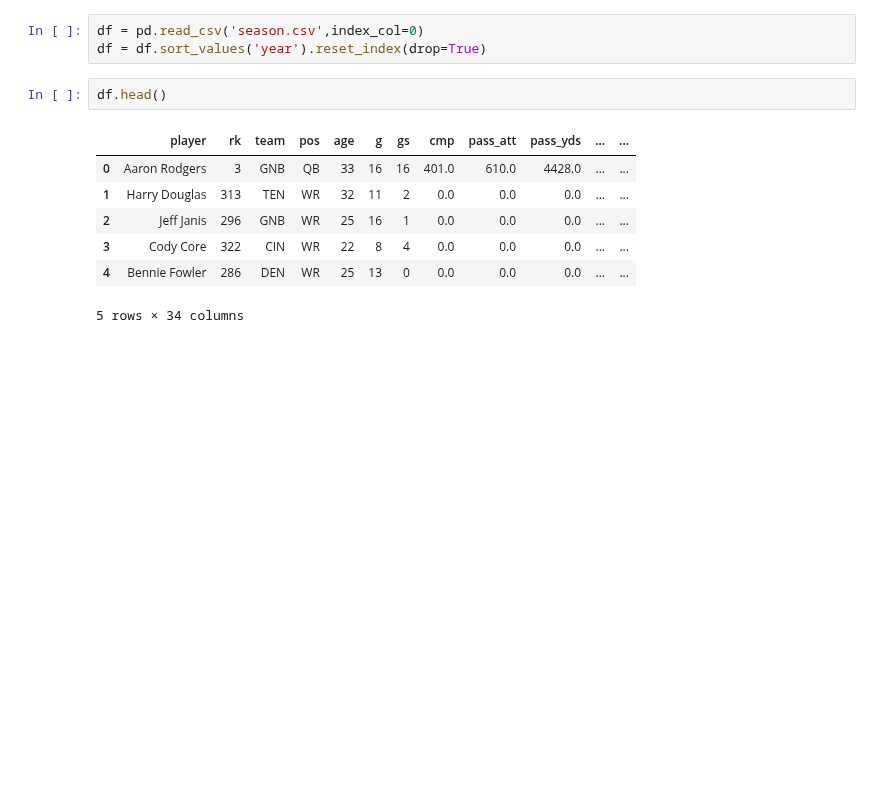
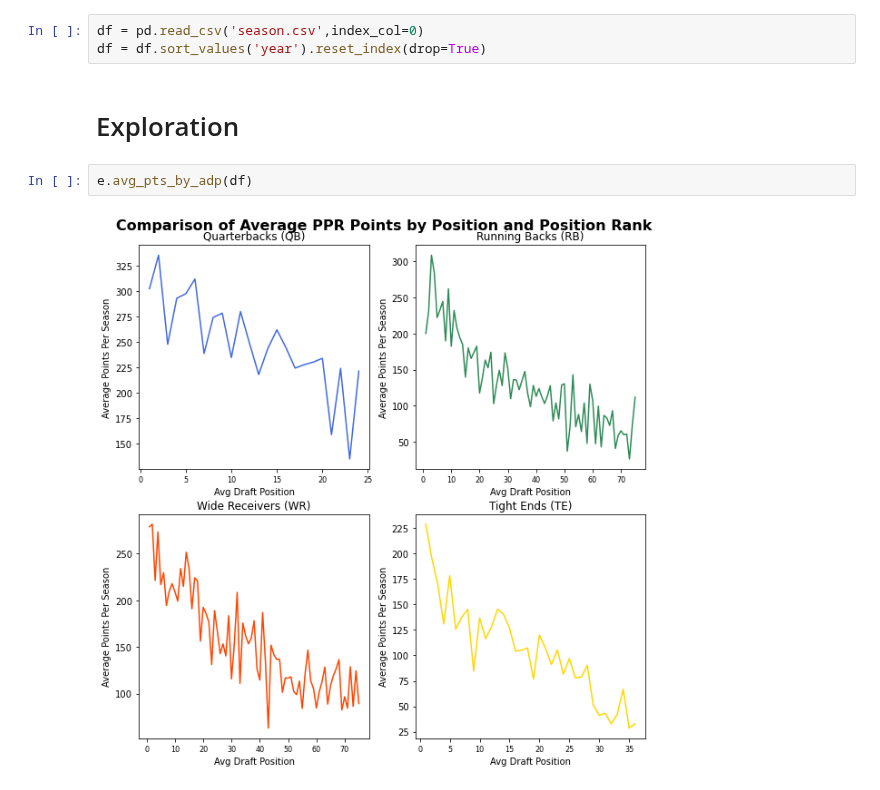
Before and after one commit to ffb-optimal-draft/ffb-draft-strategy, a Jupyter notebook: final_notebook.ipynb, the cells around one changed output. Saved outputs shown, nothing was run; the diff lists cells and outputs as text; blank space fills up the shorter version.

```diff
--- a/final_notebook.ipynb
+++ b/final_notebook.ipynb
@@ -28,13 +36,9 @@ from sklearn.model_selection import TimeSeriesSplit
 # %%
 df = pd.read_csv('season.csv',index_col=0)
 df = df.sort_values('year').reset_index(drop=True)
-# %%
-df.head()
-# %% [output]
-|  | player | rk | team | pos | age | g | gs | cmp | pass_att | pass_yds | ... | ... |
-| 0 | Aaron Rodgers | 3 | GNB | QB | 33 | 16 | 16 | 401.0 | 610.0 | 4428.0 | ... | ... |
-| 1 | Harry Douglas | 313 | TEN | WR | 32 | 11 | 2 | 0.0 | 0.0 | 0.0 | ... | ... |
-| 2 | Jeff Janis | 296 | GNB | WR | 25 | 16 | 1 | 0.0 | 0.0 | 0.0 | ... | ... |
-| 3 | Cody Core | 322 | CIN | WR | 22 | 8 | 4 | 0.0 | 0.0 | 0.0 | ... | ... |
-| 4 | Bennie Fowler | 286 | DEN | WR | 25 | 13 | 0 | 0.0 | 0.0 | 0.0 | ... | ... |
-5 rows × 34 columns
+# %% [markdown]
+# Exploration
+# %%
+e.avg_pts_by_adp(df)
+# %% [output]
+[figure, added]
```
Also changed, not shown: parts of 11 cells of this notebook, 1 other file.
